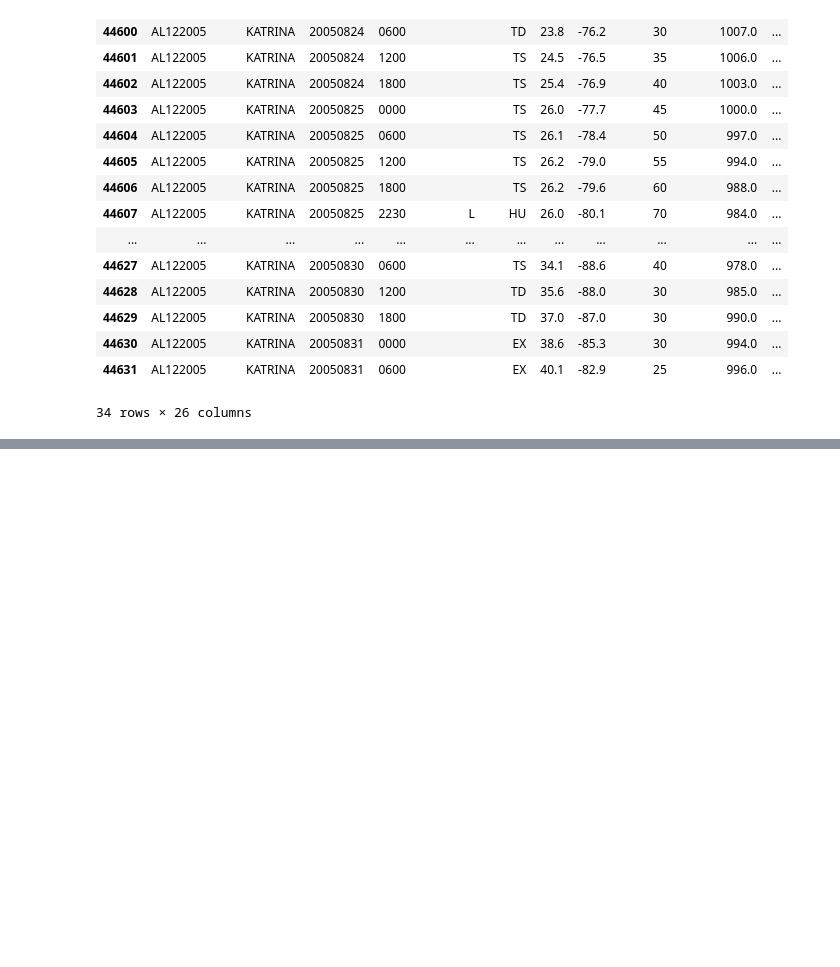
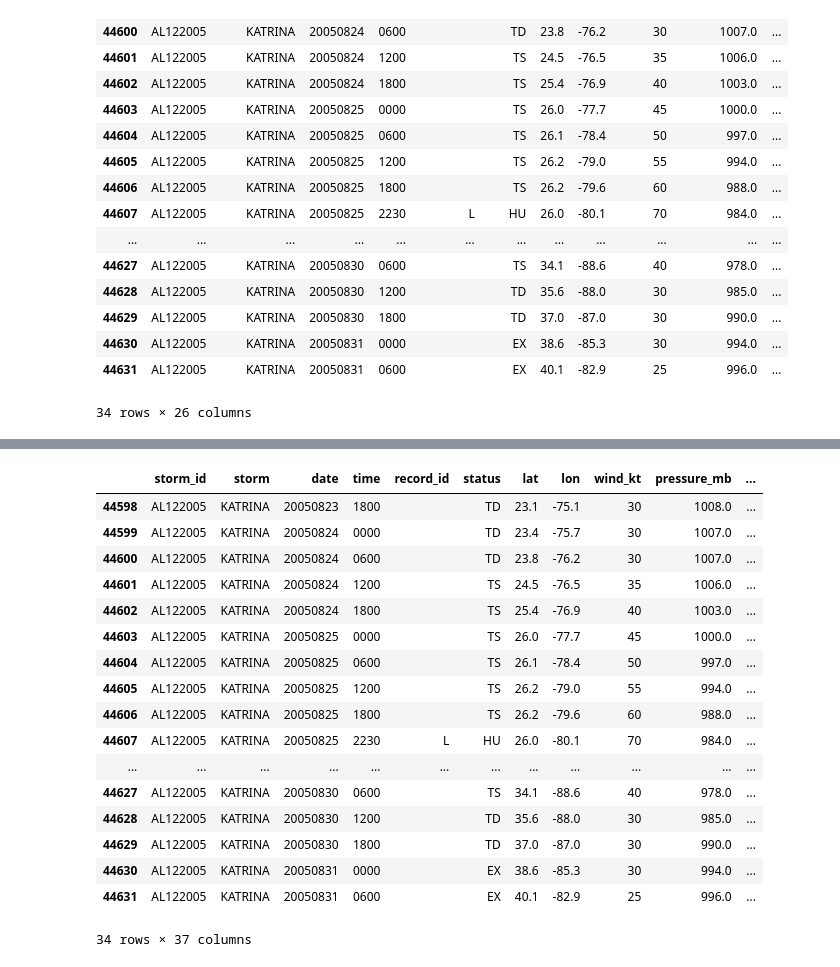
Before and after one commit to vpardos/vientovis, a Jupyter notebook: notebooks/hurricanes.ipynb, the cells around one changed output, grey strips where cells are left out. Saved outputs shown, nothing was run; the diff lists cells and outputs as text; code cells hidden in the pictures; blank space fills up the shorter version.

```diff
--- a/notebooks/hurricanes.ipynb
+++ b/notebooks/hurricanes.ipynb
@@ -26,3 +27,7 @@ hurdat2_df[(hurdat2_df["storm_name"] == "KATRINA") & (hurdat2_df["date"].str.con
 | 44630 | AL122005 | KATRINA | 20050831 | 0000 |  | EX | 38.6 | -85.3 | 30 | 994.0 | ... |
 | 44631 | AL122005 | KATRINA | 20050831 | 0600 |  | EX | 40.1 | -82.9 | 25 | 996.0 | ... |
 34 rows × 26 columns
+# %%
+Impactos = pd.read_csv(r"C:\Users\espeo\OneDrive\Escritorio\vientovis\vientovis\vientovis\data\impacts\storm_events_daily.csv")
+Dano = pd.read_csv (r"C:\Users\espeo\OneDrive\Escritorio\vientovis\vientovis\vientovis\data\damage\nfip_daily_damage.csv")
+Cantidad = pd.read_csv (r"C:\Users\espeo\OneDrive\Escritorio\vientovis\vientovis\vientovis\data\damage\nfip_storm_totals.csv")
@@ -28,0 +47,8 @@ hurdat2_df[(hurdat2_df["storm_name"] == "KATRINA") & (hurdat2_df["date"].str.con
+# %%
+# Cortar año de columna storm df daño
+Dano["storm"] = (Dano["storm"].str.replace(r"\s*\d{4}", "", regex=True).str.strip().str.upper())
+Impactos["storm"] = (Impactos["storm"].str.replace(r"\s*\d{4}", "", regex=True).str.strip().str.upper())
+Cantidad["storm"] = Cantidad["storm"].astype(str).str.strip()
+Cantidad["datetime"] = Cantidad["storm"].str.extract(r"(\d{4})")
+Cantidad["storm"] = (Cantidad["storm"].str.replace(r"\d{4}", "", regex=True).str.strip().str.upper())
+Cantidad
@@ -28,0 +67,60 @@ hurdat2_df[(hurdat2_df["storm_name"] == "KATRINA") & (hurdat2_df["date"].str.con
+# %%
+hurdat2_df.rename(columns={"storm_name": "storm"}, inplace=True)
+Impactos.rename(columns={"date": "datetime"}, inplace=True)
+Dano.rename(columns={"date": "datetime"}, inplace=True)
+# %%
+# Concatenar Impactos a hurdat2_df
+
+impactos_resumen = Impactos.groupby(
+    ["storm", "datetime"], as_index=False
+).first()
+dano_resumen = Dano.groupby(["storm", "datetime"], as_index=False).first()
+
+# storm y datetime
+cols_impactos = [
+    col
+    for col in impactos_resumen.columns
+    if col not in ["storm", "datetime"] and col not in hurdat2_df.columns
+]
+cols_dano = [
+    col
+    for col in dano_resumen.columns
+    if col not in ["storm", "datetime"]
+    and col not in hurdat2_df.columns
+    and col not in cols_impactos
+]
+
+# Unimos con hurdat
+hurdat2_df = hurdat2_df.merge(
+    impactos_resumen[["storm", "datetime"] + cols_impactos],
+    on=["storm", "datetime"],
+    how="left",
+)
+
+hurdat2_df = hurdat2_df.merge(
+    dano_resumen[["storm", "datetime"] + cols_dano],
+    on=["storm", "datetime"],
+    how="left",
+)
+
+
+hurdat2_df[(hurdat2_df["storm"] == "KATRINA") & (hurdat2_df["date"].str.contains("2005"))]
+# %% [output]
+|  | storm_id | storm | date | time | record_id | status | lat | lon | wind_kt | pressure_mb | ... |
+| 44598 | AL122005 | KATRINA | 20050823 | 1800 |  | TD | 23.1 | -75.1 | 30 | 1008.0 | ... |
+| 44599 | AL122005 | KATRINA | 20050824 | 0000 |  | TD | 23.4 | -75.7 | 30 | 1007.0 | ... |
+| 44600 | AL122005 | KATRINA | 20050824 | 0600 |  | TD | 23.8 | -76.2 | 30 | 1007.0 | ... |
+| 44601 | AL122005 | KATRINA | 20050824 | 1200 |  | TS | 24.5 | -76.5 | 35 | 1006.0 | ... |
+| 44602 | AL122005 | KATRINA | 20050824 | 1800 |  | TS | 25.4 | -76.9 | 40 | 1003.0 | ... |
+| 44603 | AL122005 | KATRINA | 20050825 | 0000 |  | TS | 26.0 | -77.7 | 45 | 1000.0 | ... |
+| 44604 | AL122005 | KATRINA | 20050825 | 0600 |  | TS | 26.1 | -78.4 | 50 | 997.0 | ... |
+| 44605 | AL122005 | KATRINA | 20050825 | 1200 |  | TS | 26.2 | -79.0 | 55 | 994.0 | ... |
+| 44606 | AL122005 | KATRINA | 20050825 | 1800 |  | TS | 26.2 | -79.6 | 60 | 988.0 | ... |
+| 44607 | AL122005 | KATRINA | 20050825 | 2230 | L | HU | 26.0 | -80.1 | 70 | 984.0 | ... |
+| ... | ... | ... | ... | ... | ... | ... | ... | ... | ... | ... | ... |
+| 44627 | AL122005 | KATRINA | 20050830 | 0600 |  | TS | 34.1 | -88.6 | 40 | 978.0 | ... |
+| 44628 | AL122005 | KATRINA | 20050830 | 1200 |  | TD | 35.6 | -88.0 | 30 | 985.0 | ... |
+| 44629 | AL122005 | KATRINA | 20050830 | 1800 |  | TD | 37.0 | -87.0 | 30 | 990.0 | ... |
+| 44630 | AL122005 | KATRINA | 20050831 | 0000 |  | EX | 38.6 | -85.3 | 30 | 994.0 | ... |
+| 44631 | AL122005 | KATRINA | 20050831 | 0600 |  | EX | 40.1 | -82.9 | 25 | 996.0 | ... |
+34 rows × 37 columns
```
Also changed, not shown: parts of 5 cells of this notebook.
